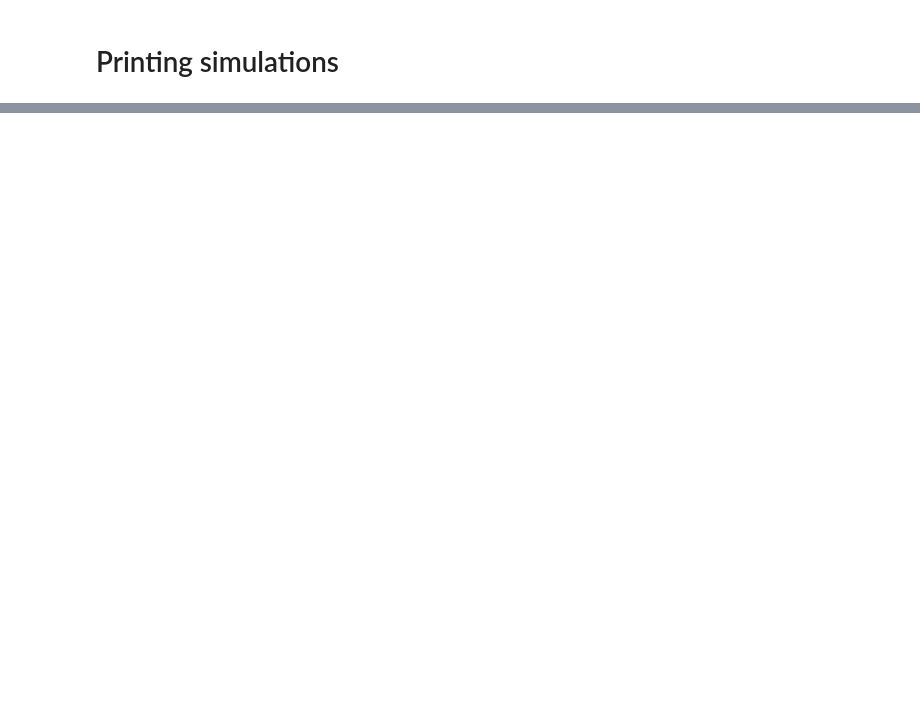
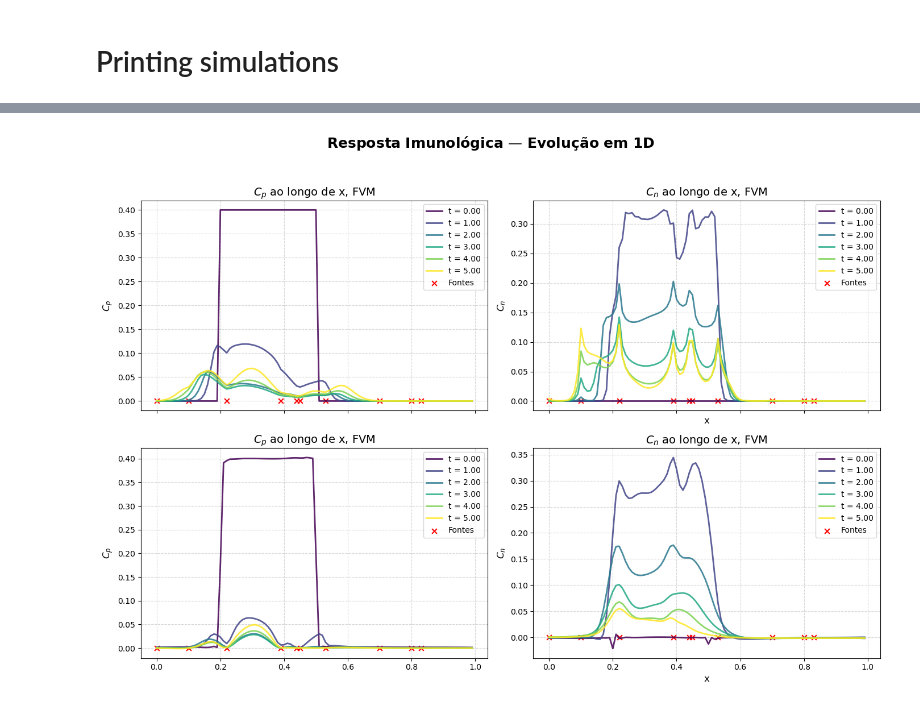
Before and after one commit to Esterci/2D_imune_edema_pinn, a Jupyter notebook: 1D/edp_t_x/pinn_model.ipynb, the cells around one changed output, grey strips where cells are left out. Drawn from its saved outputs; the diff is of its cells as text; code cells hidden in the pictures; blank space fills up the shorter version.

```diff
--- a/1D/edp_t_x/pinn_model.ipynb
+++ b/1D/edp_t_x/pinn_model.ipynb
@@ -1722,22 +1479,7 @@ total = len(nn_list)
 
 target = target.cpu().detach()
 
-t_scaler = Scaler()
-x_scaler = Scaler()
-y_scaler = Scaler()
-target_scaler = Scaler()
-
-t_scaler.fit(t_tc)
-x_scaler.fit(x_tc)
-y_scaler.fit(y_tc)
-target_scaler.fit(target)
-
-norm_t_tc = t_scaler.normalize(t_tc)
-norm_x_tc = x_scaler.normalize(x_tc)
-norm_y_tc = y_scaler.normalize(y_tc)
-norm_target = target_scaler.normalize(target)
-
-for nn_num, nn_file in enumerate(nn_list[0:3]):
+for nn_num, nn_file in enumerate(nn_list):
 
     if nn_file.split(".")[-1] == "pt":
 
@@ -1780,10 +1522,12 @@ for nn_num, nn_file in enumerate(nn_list[0:3]):
 
                 start = time.time()
 
-                mesh = torch.cat([norm_t_tc, norm_x_tc, norm_y_tc], dim=1).to(device)
+                mesh = data_tc.to(device)
 
                 with torch.no_grad():
                     pred_pinn_dev = model(mesh)
+
+                pred_pinn = pred_pinn_dev.cpu().detach().numpy()
 
                 pred_pinn = pred_pinn_dev.cpu().detach().numpy()
 
@@ -1809,7 +1553,7 @@ for nn_num, nn_file in enumerate(nn_list[0:3]):
 
                 output["mean_pinn_time"].append(speed_up_obj[i]["pinn_time"])
 
-                aux = ((pred_pinn - norm_target.cpu().detach().numpy()) ** 2) ** 0.5
+                aux = ((pred_pinn - target.cpu().detach().numpy()) ** 2) ** 0.5
 
                 error[i] = aux[:, 0] + aux[:, 1]
 
@@ -1832,7 +1576,7 @@ for nn_num, nn_file in enumerate(nn_list[0:3]):
             max_ae = np.max(error.flatten())
 
             prediction["pred_pinn"] = pred_pinn
-            prediction["target"] = norm_target.cpu().detach().numpy()
+            prediction["target"] = target.cpu().detach().numpy()
 
             print("Erro absoluto médio", rmse)
             print("Erro absoluto máximo", max_ae)
@@ -1877,11 +1611,14 @@ Already evaluated
 # %% [markdown]
 # Printing simulations
 # %%
-import matplotlib.pyplot as plt
+from utils import animate_1D_comparison, plot_comparison
 
 with open("pinn_sim/prediction_" + pinn_file + ".pkl", "rb") as openfile:
     # Reading from json file
     prediction = pk.load(openfile)
+
+with open("source_points/lymph_vessels.pkl", "rb") as f:
+    leu_source_points = pk.load(f)
 # %%
 pred_pinn = prediction["pred_pinn"]
 target = prediction["target"]
@@ -2012,0 +1637,14 @@ list_pinn_sim = glob("pinn_sim/*")
+# %%
+plot_comparison(
+    size_t,
+    size_x,
+    t_dom,
+    x_dom,
+    Cp_target_np,
+    Cl_target_np,
+    Cp_pinn_np,
+    Cl_pinn_np,
+    leu_source_points,
+)
+# %% [output]
+[figure, added]
```
Also changed, not shown: parts of 18 cells of this notebook, 7 other files.
